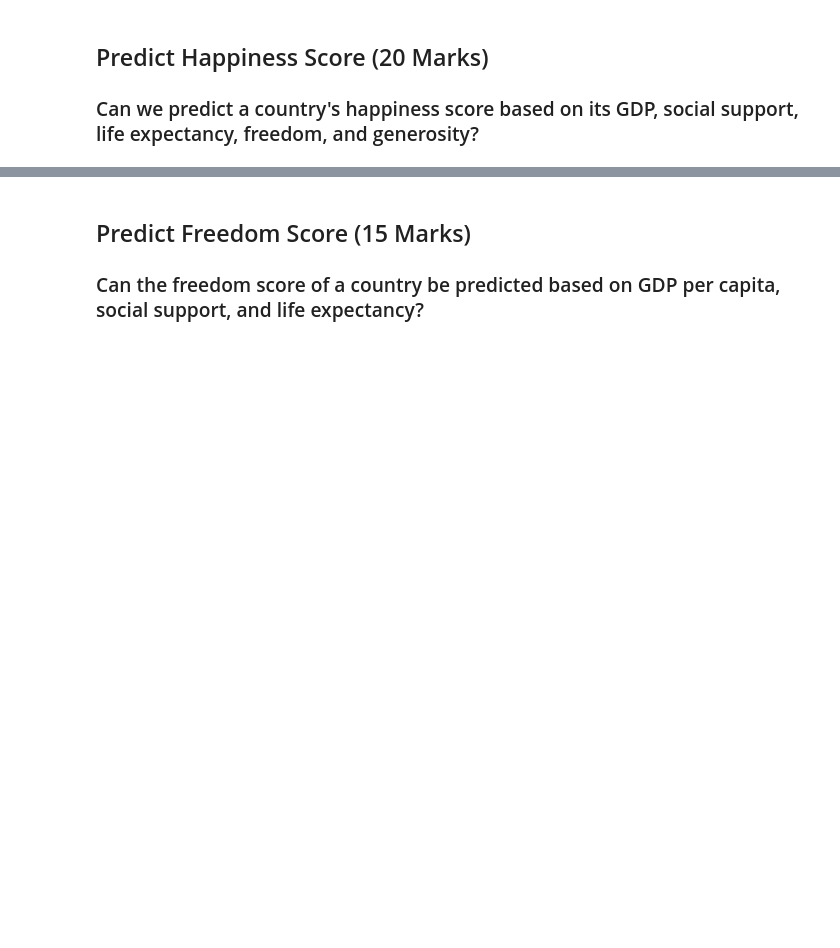
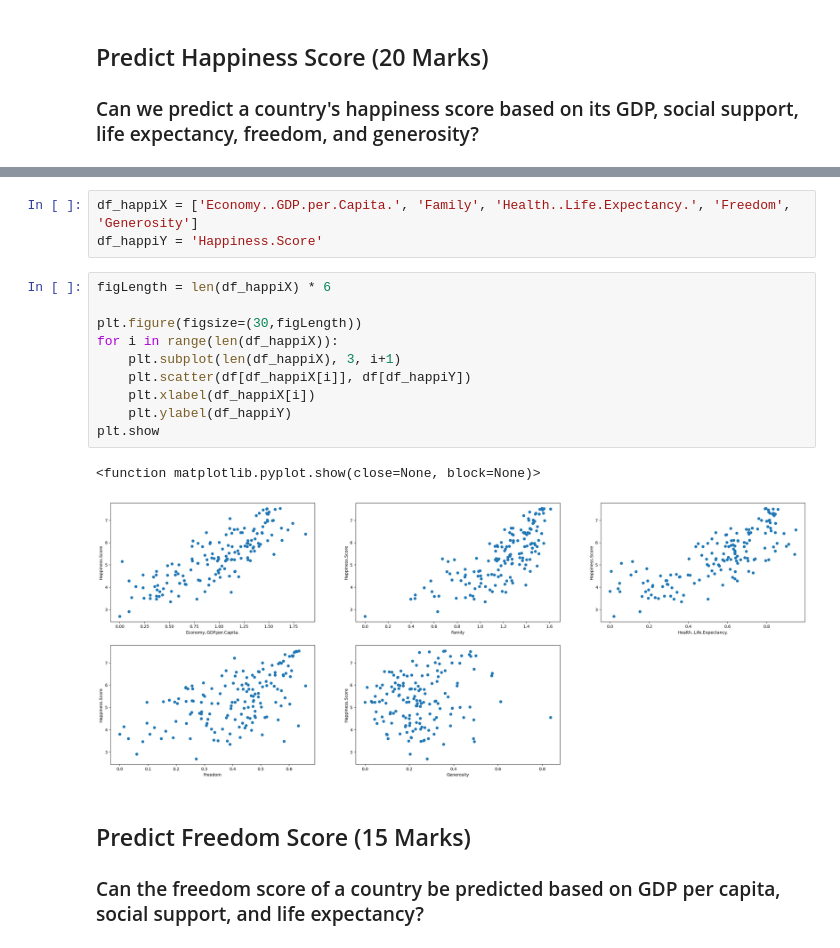
Before and after one commit to Vovegog/IBE400---Group-Project, a Jupyter notebook: groupProject.ipynb, the cells around one changed output, grey strips where cells are left out. Cells and saved outputs as stored; diff of their text form; blank space fills up the shorter version.

Commit message:
Did the Predict Happiness task

```diff
--- a/groupProject.ipynb
+++ b/groupProject.ipynb
@@ -304,3 +322,19 @@ weighted avg       0.98      0.97      0.97        31
+# %%
+df_happiX = ['Economy..GDP.per.Capita.', 'Family', 'Health..Life.Expectancy.', 'Freedom', 'Generosity']
+df_happiY = 'Happiness.Score'
+# %%
+figLength = len(df_happiX) * 6
+
+plt.figure(figsize=(30,figLength))
+for i in range(len(df_happiX)):
+    plt.subplot(len(df_happiX), 3, i+1)
+    plt.scatter(df[df_happiX[i]], df[df_happiY])
+    plt.xlabel(df_happiX[i])
+    plt.ylabel(df_happiY)
+plt.show
+# %% [output]
+<function matplotlib.pyplot.show(close=None, block=None)>
+[figure, added]
 # %% [markdown]
 ## Predict Freedom Score (15 Marks)
 
```
Also changed, not shown: parts of 2 cells of this notebook.
